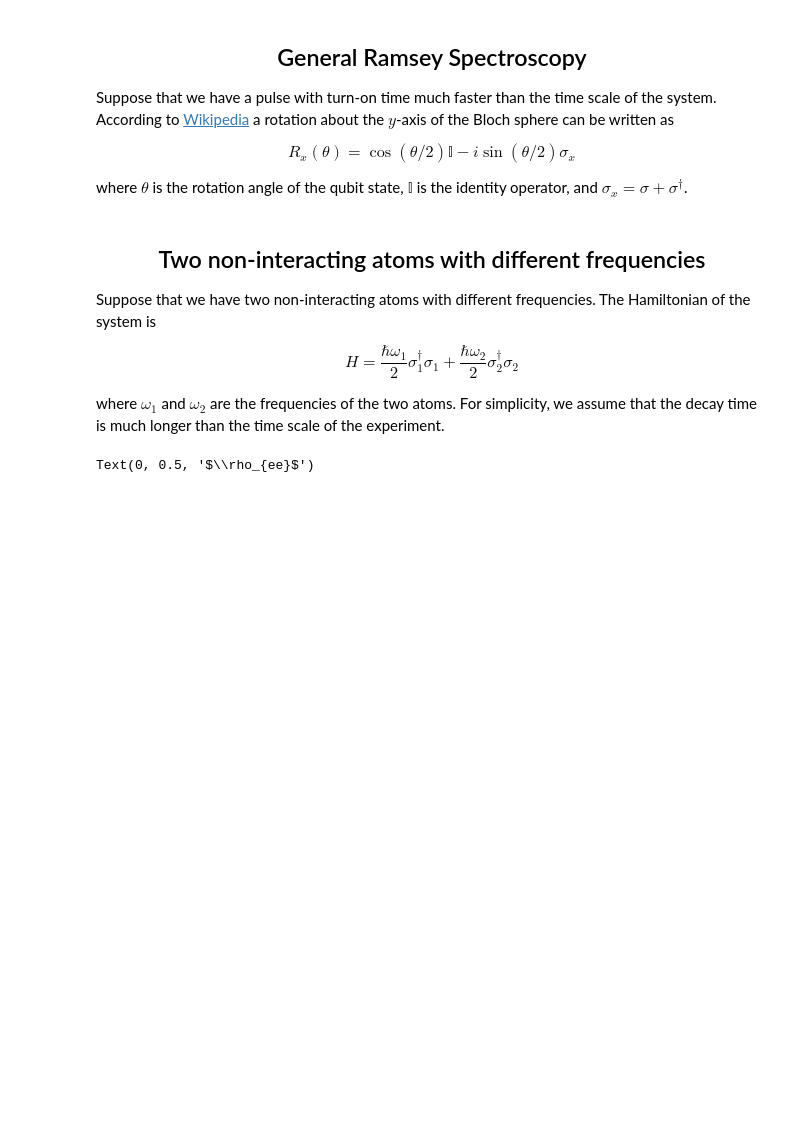
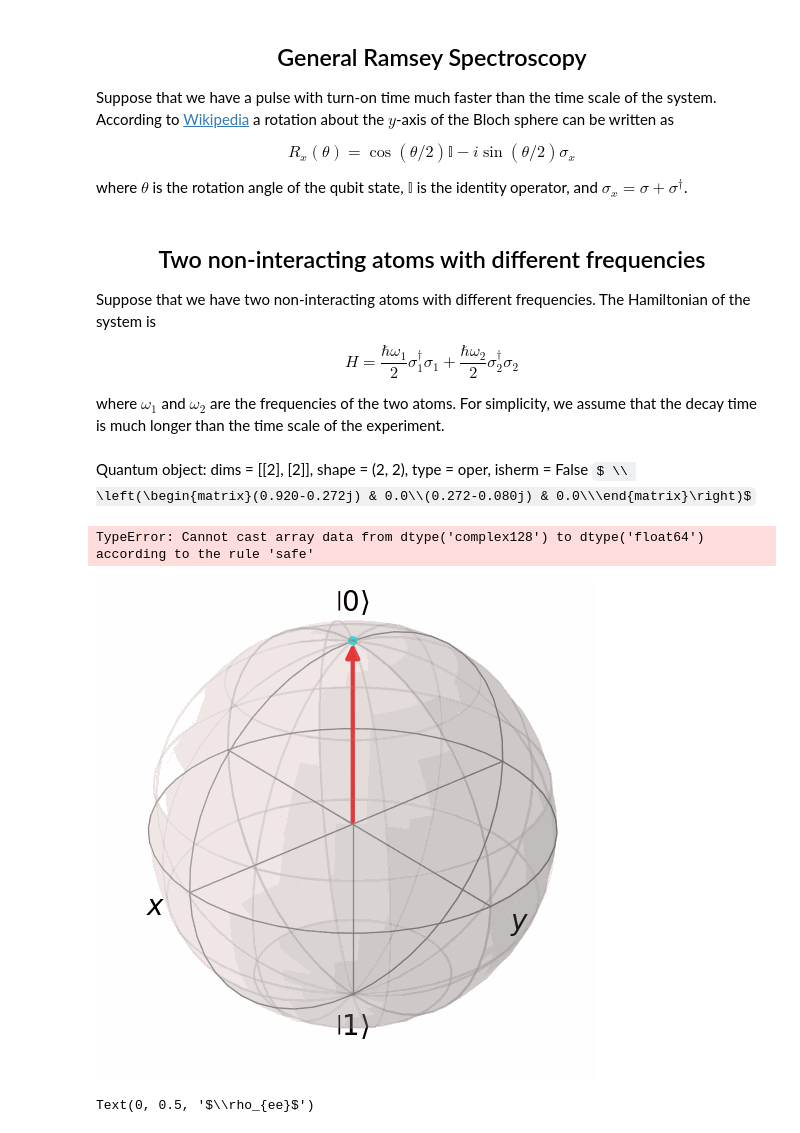
Before and after one commit to christianlange196/fall2023-chm696, a Jupyter notebook: final_project/simulations/ramsey_spectroscopy.ipynb, the cells around one changed output. Cells and saved outputs as stored; diff of their text form; code cells hidden in the pictures; some formulas as TeX source; blank space fills up the shorter version.

Commit message:
First attempts at Bloch-sphere animations

```diff
--- a/final_project/simulations/ramsey_spectroscopy.ipynb
+++ b/final_project/simulations/ramsey_spectroscopy.ipynb
@@ -61,6 +119,36 @@ H = \frac{\hbar \omega_1}{2} \sigma_1^\dagger \sigma_1 + \frac{\hbar \omega_2}{2
 $$
 
 where $\omega_1$ and $\omega_2$ are the frequencies of the two atoms. For simplicity, we assume that the decay time is much longer than the time scale of the experiment.
+# %%
+tlist = np.linspace(0, 10, 10)
+
+
+sys = N_dipole_system(1)
+sys.H = sys.sm_list[0].dag() * sys.sm_list[0] #+ sys.sm_list[1].dag() * sys.sm_list[1]
+sys.states = [tensor([basis(2,0), basis(2,0)])]
+sys.pulse(np.pi/2, 10)
+sys.evolve(tlist)
+sys.pulse(np.pi/2, 10)
+# %% [output]
+Quantum object: dims = [[2], [2]], shape = (2, 2), type = oper, isherm = False $ \\ \left(\begin{matrix}(0.920-0.272j) & 0.0\\(0.272-0.080j) & 0.0\\\end{matrix}\right)$
+# %%
+tlist = np.linspace(0, 10, 10)
+
+
+sys = N_dipole_system(1)
+sys.H = sys.sm_list[0].dag() * sys.sm_list[0] #+ sys.sm_list[1].dag() * sys.sm_list[1]
+sys.states = [tensor([basis(2,0), basis(2,0)])]
+sys.pulse(np.pi/2, 10)
+sys.evolve(tlist)
+sys.pulse(np.pi/2, 10)
+sys.animate_bloch(fname='non_interacting.gif', duration=2)
+Image(filename='non_interacting.gif')
+# %% [output]
+TypeError: Cannot cast array data from dtype('complex128') to dtype('float64') according to the rule 'safe'
+# %%
+Image(filename='bloch_anim.gif')
+# %% [output]
+[figure, added]
 # %%
 sys = N_dipole_system(2)
 
```
Also changed, not shown: parts of 2 cells of this notebook, 3 other files.
